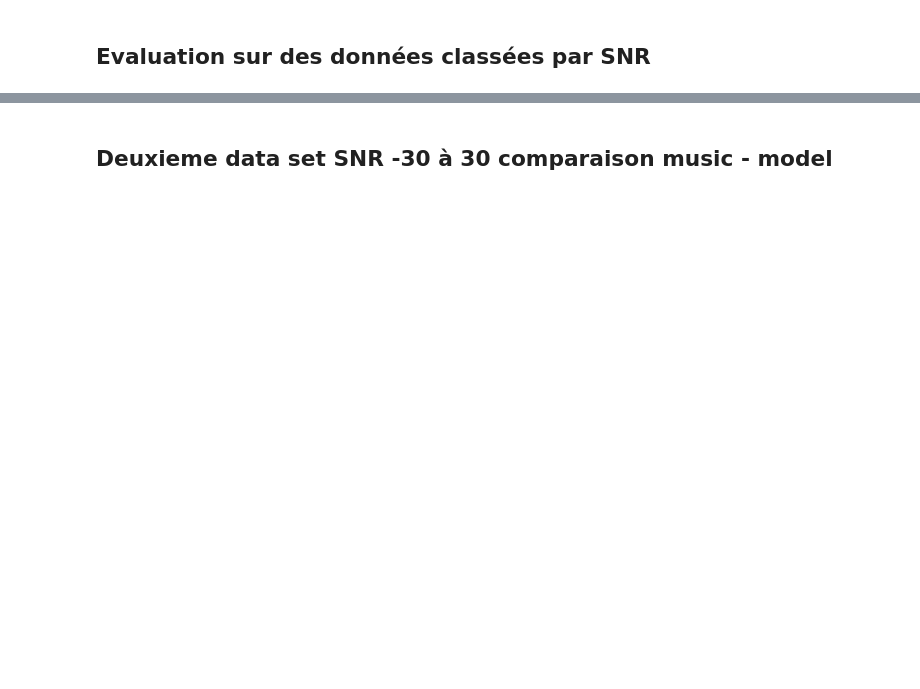
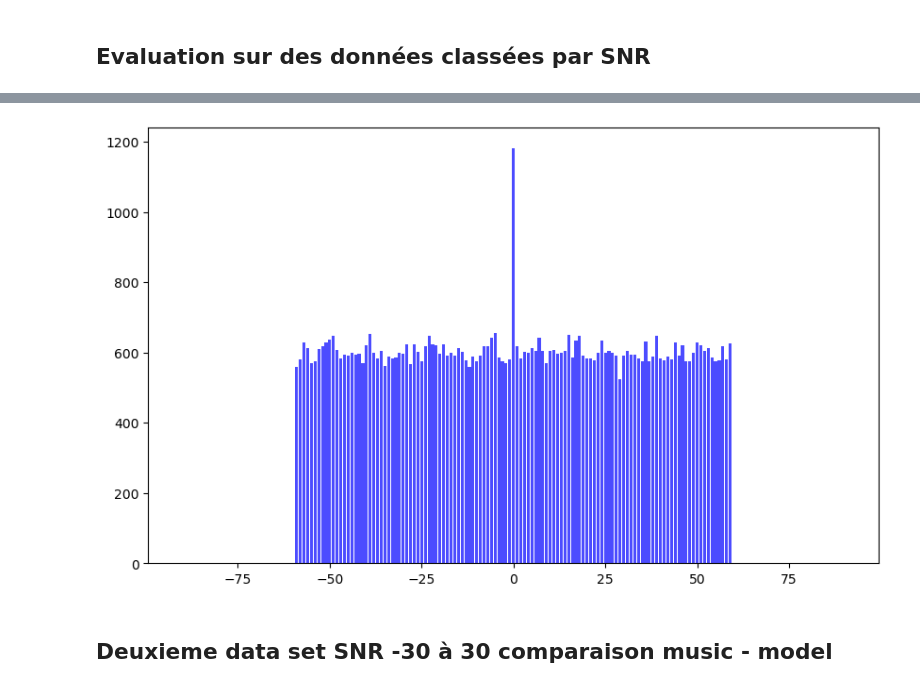
Before and after one commit to Littleyns/ProjetRadarIA, a Jupyter notebook: MainRadar.ipynb, the cells around one changed output, grey strips where cells are left out. Cells and saved outputs as stored; diff of their text form; code cells hidden in the pictures; blank space fills up the shorter version.

```diff
--- a/MainRadar.ipynb
+++ b/MainRadar.ipynb
@@ -147,3 +153,8 @@ plt.bar(angles, nombre_exemples_par_angle, color='blue', alpha=0.7)
+# %%
+#Distribution des labels de la dataset
+radar_dataset2.plot_labels_distribution()
+# %% [output]
+[figure, added]
 # %% [markdown]
 ## Deuxieme data set SNR -30 à 30 comparaison music - model
 # %%
```
Also changed, not shown: parts of 23 cells of this notebook, 36 other files.
